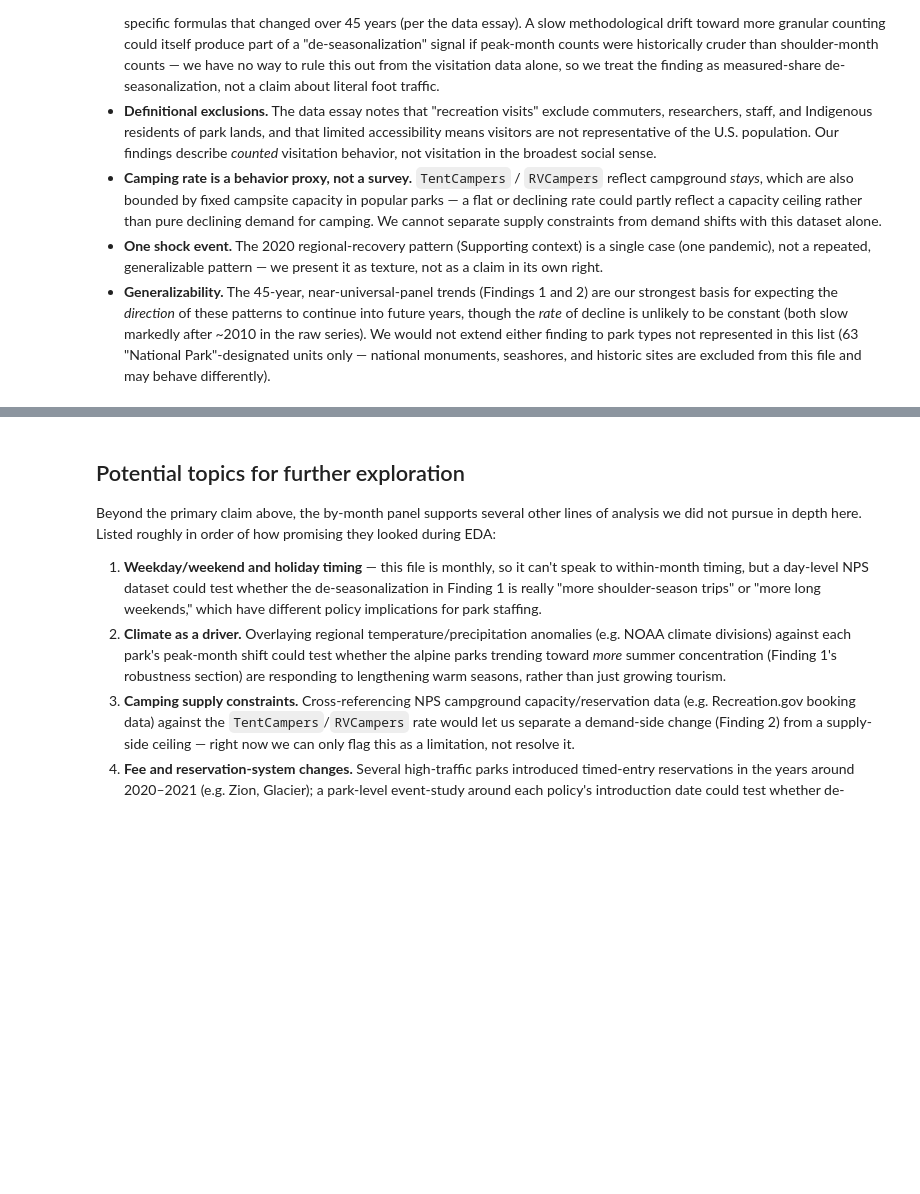
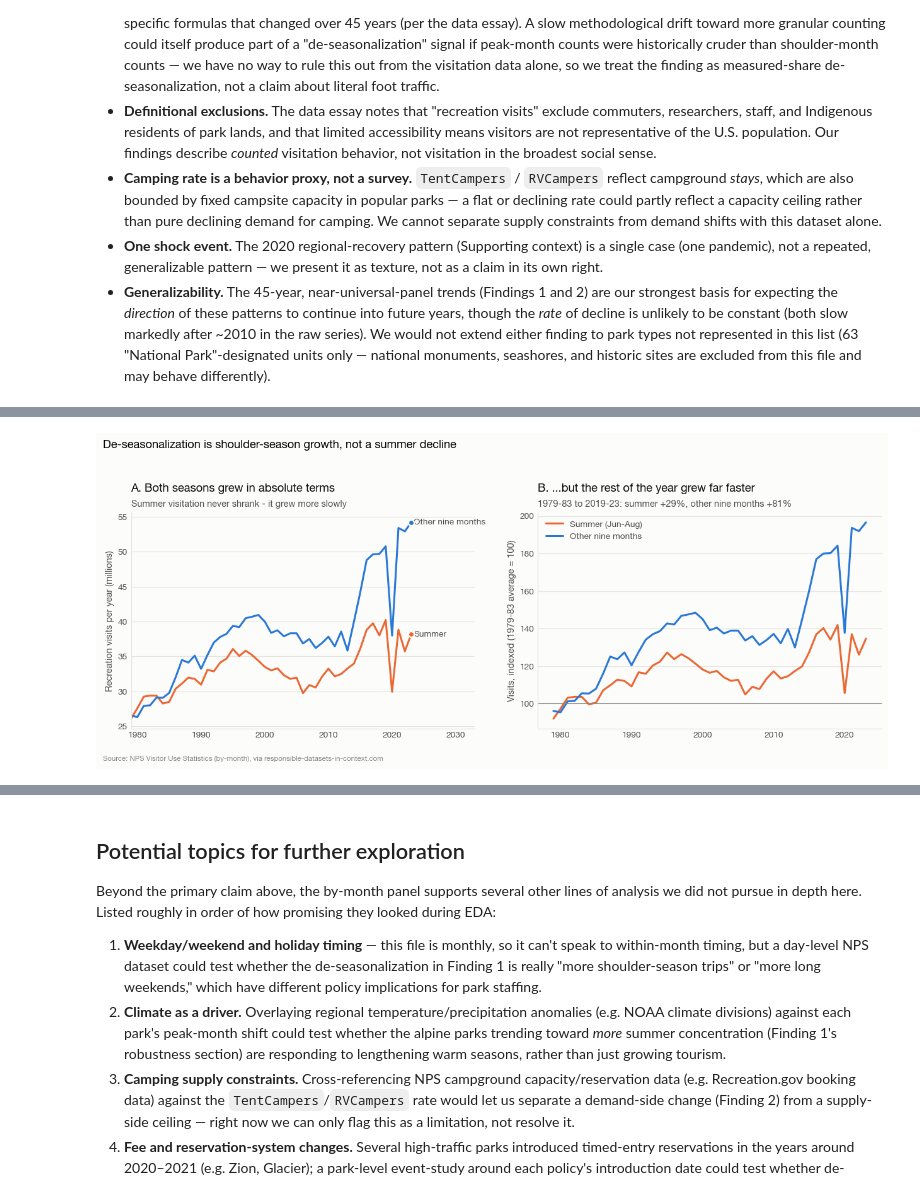
Before and after one commit to sikandaral/SI_699_mini_project, a Jupyter notebook: notebooks/sikandar_eda.ipynb, the cells around one changed output, grey strips where cells are left out. Saved outputs shown, nothing was run; the diff lists cells and outputs as text; code cells hidden in the pictures; blank space fills up the shorter version.

```diff
--- a/notebooks/sikandar_eda.ipynb
+++ b/notebooks/sikandar_eda.ipynb
@@ -710,0 +648,35 @@ visits already), so the same measures might behave quite differently there.
+# %%
+is_summer = df.Month.isin(npdata.SUMMER)
+abs_year = pd.DataFrame({
+    "Summer (Jun-Aug)": df[is_summer].groupby("Year").RecreationVisits.sum(),
+    "Other nine months": df[~is_summer].groupby("Year").RecreationVisits.sum()})
+growth = (abs_year.loc[2019:2023].mean() / abs_year.loc[1979:1983].mean() - 1) * 100
+indexed = abs_year.div(abs_year.loc[1979:1983].mean()) * 100
+
+fig, axes = plt.subplots(1, 2, figsize=(11.5, 4.3))
+ax = axes[0]
+for col, color in zip(abs_year.columns, [npviz.ORANGE, npviz.BLUE]):
+    ax.plot(abs_year.index, abs_year[col] / 1e6, color=color, lw=2)
+    npviz.end_label(ax, abs_year.index[-1], abs_year[col].iloc[-1] / 1e6, col.split(" (")[0], color=color)
+ax.set_xlim(1979, 2033)
+ax.set_ylabel("Recreation visits per year (millions)")
+npviz.title(ax, "A. Both seasons grew in absolute terms",
+            "Summer visitation never shrank - it grew more slowly")
+
+ax = axes[1]
+for col, color in zip(indexed.columns, [npviz.ORANGE, npviz.BLUE]):
+    ax.plot(indexed.index, indexed[col], color=color, lw=2, label=col)
+ax.axhline(100, color=npviz.TEXT_MUTED, lw=1)
+ax.set_ylabel("Visits, indexed (1979-83 average = 100)")
+ax.legend(loc="upper left")
+npviz.title(ax, "B. ...but the rest of the year grew far faster",
+            f"1979-83 to 2019-23: summer {growth.iloc[0]:+.0f}%, other nine months {growth.iloc[1]:+.0f}%")
+
+fig.suptitle("De-seasonalization is shoulder-season growth, not a summer decline",
+             fontsize=12, fontweight="bold", x=0.01, ha="left", y=1.04)
+npviz.source_note(fig)
+npviz.save(fig, "11_absolute_season_growth")
+plt.tight_layout()
+plt.show()
+# %% [output]
+[figure, added]
```
Also changed, not shown: parts of 31 cells of this notebook.
